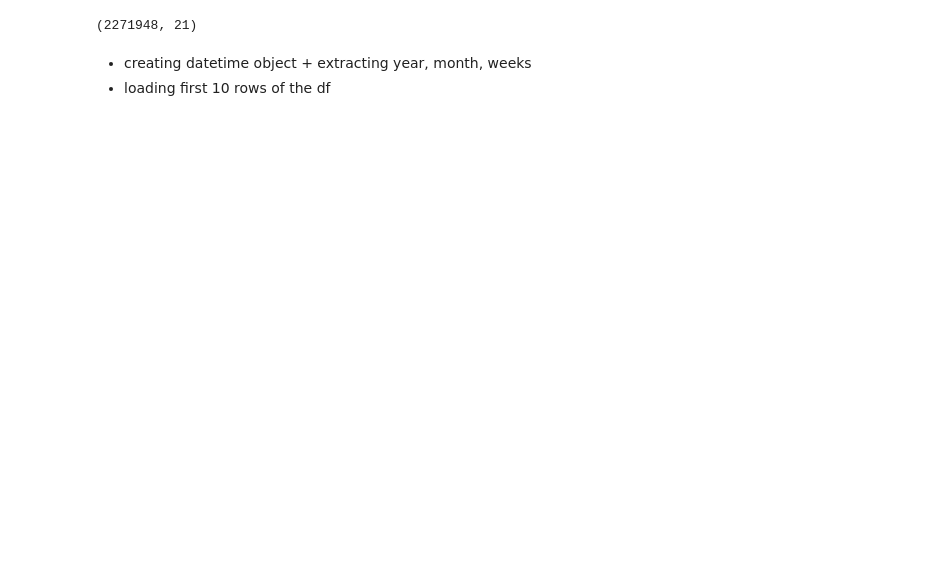
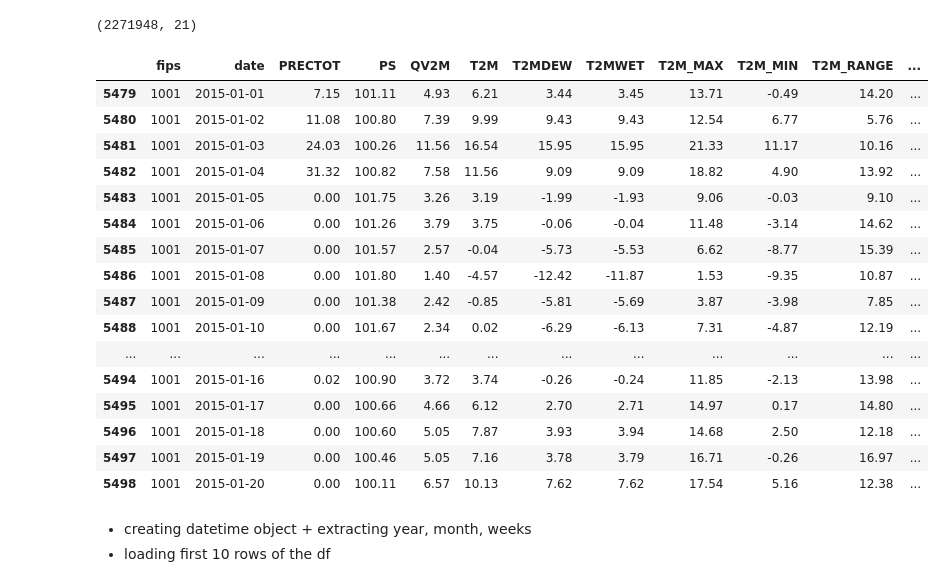
Before and after one commit to realGhostFoxx/droughts_modelling, a Jupyter notebook: notebooks/alex_2108_in-depthEDA.ipynb, the cells around one changed output. Cells and saved outputs as stored; diff of their text form; code cells hidden in the pictures; blank space fills up the shorter version.

```diff
--- a/notebooks/alex_2108_in-depthEDA.ipynb
+++ b/notebooks/alex_2108_in-depthEDA.ipynb
@@ -15,6 +15,26 @@ df = train_last_2_years()
 df.shape
 # %% [output]
 (2271948, 21)
+# %%
+df.head(20)
+# %% [output]
+|  | fips | date | PRECTOT | PS | QV2M | T2M | T2MDEW | T2MWET | T2M_MAX | T2M_MIN | T2M_RANGE | ... |
+| 5479 | 1001 | 2015-01-01 | 7.15 | 101.11 | 4.93 | 6.21 | 3.44 | 3.45 | 13.71 | -0.49 | 14.20 | ... |
+| 5480 | 1001 | 2015-01-02 | 11.08 | 100.80 | 7.39 | 9.99 | 9.43 | 9.43 | 12.54 | 6.77 | 5.76 | ... |
+| 5481 | 1001 | 2015-01-03 | 24.03 | 100.26 | 11.56 | 16.54 | 15.95 | 15.95 | 21.33 | 11.17 | 10.16 | ... |
+| 5482 | 1001 | 2015-01-04 | 31.32 | 100.82 | 7.58 | 11.56 | 9.09 | 9.09 | 18.82 | 4.90 | 13.92 | ... |
+| 5483 | 1001 | 2015-01-05 | 0.00 | 101.75 | 3.26 | 3.19 | -1.99 | -1.93 | 9.06 | -0.03 | 9.10 | ... |
+| 5484 | 1001 | 2015-01-06 | 0.00 | 101.26 | 3.79 | 3.75 | -0.06 | -0.04 | 11.48 | -3.14 | 14.62 | ... |
+| 5485 | 1001 | 2015-01-07 | 0.00 | 101.57 | 2.57 | -0.04 | -5.73 | -5.53 | 6.62 | -8.77 | 15.39 | ... |
+| 5486 | 1001 | 2015-01-08 | 0.00 | 101.80 | 1.40 | -4.57 | -12.42 | -11.87 | 1.53 | -9.35 | 10.87 | ... |
+| 5487 | 1001 | 2015-01-09 | 0.00 | 101.38 | 2.42 | -0.85 | -5.81 | -5.69 | 3.87 | -3.98 | 7.85 | ... |
+| 5488 | 1001 | 2015-01-10 | 0.00 | 101.67 | 2.34 | 0.02 | -6.29 | -6.13 | 7.31 | -4.87 | 12.19 | ... |
+| ... | ... | ... | ... | ... | ... | ... | ... | ... | ... | ... | ... | ... |
+| 5494 | 1001 | 2015-01-16 | 0.02 | 100.90 | 3.72 | 3.74 | -0.26 | -0.24 | 11.85 | -2.13 | 13.98 | ... |
+| 5495 | 1001 | 2015-01-17 | 0.00 | 100.66 | 4.66 | 6.12 | 2.70 | 2.71 | 14.97 | 0.17 | 14.80 | ... |
+| 5496 | 1001 | 2015-01-18 | 0.00 | 100.60 | 5.05 | 7.87 | 3.93 | 3.94 | 14.68 | 2.50 | 12.18 | ... |
+| 5497 | 1001 | 2015-01-19 | 0.00 | 100.46 | 5.05 | 7.16 | 3.78 | 3.79 | 16.71 | -0.26 | 16.97 | ... |
+| 5498 | 1001 | 2015-01-20 | 0.00 | 100.11 | 6.57 | 10.13 | 7.62 | 7.62 | 17.54 | 5.16 | 12.38 | ... |
 # %% [markdown]
 * creating datetime object + extracting year, month, weeks
 * loading first 10 rows of the df
```
Also changed, not shown: parts of 14 cells of this notebook, 2 other files.
